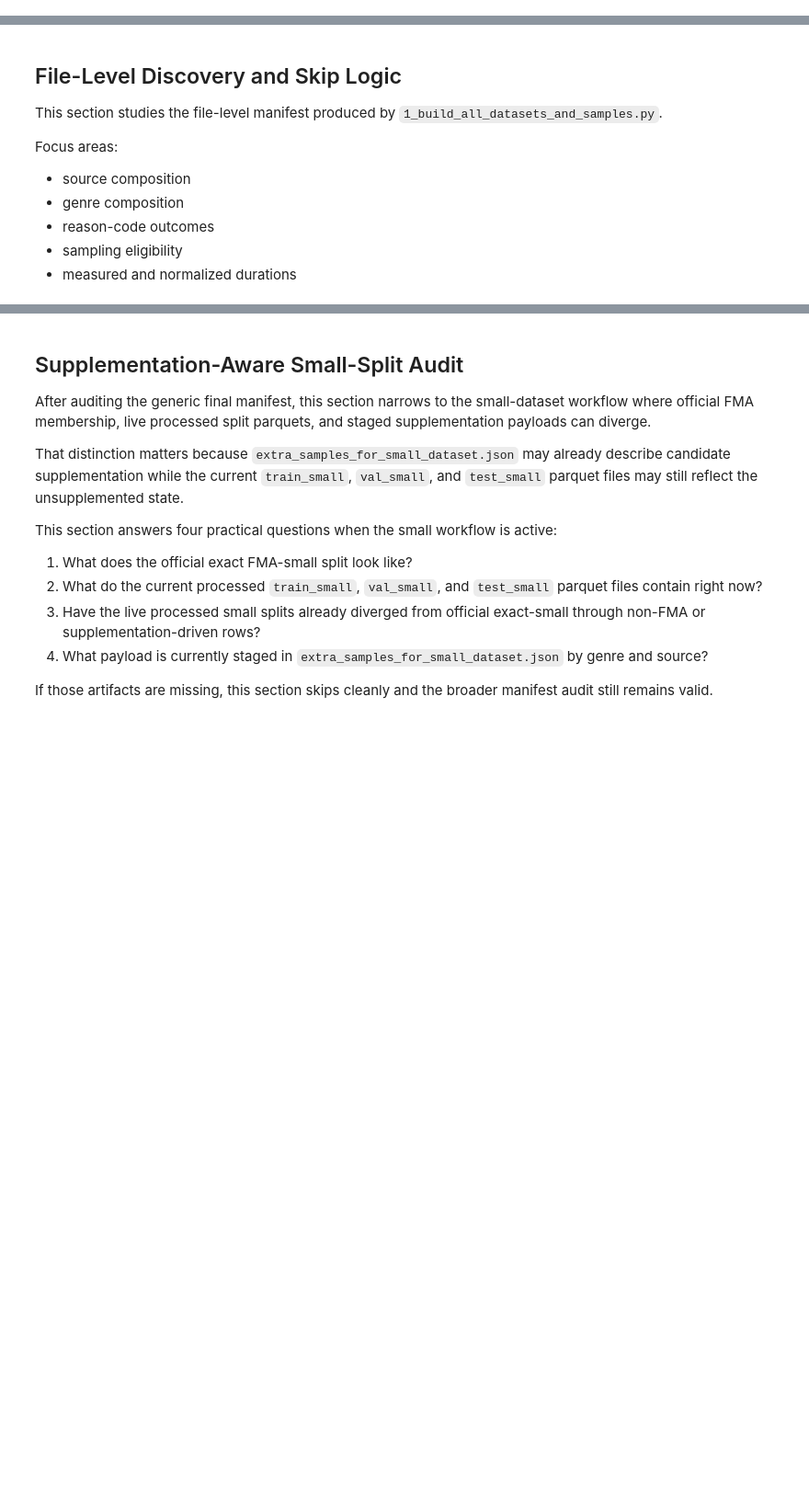
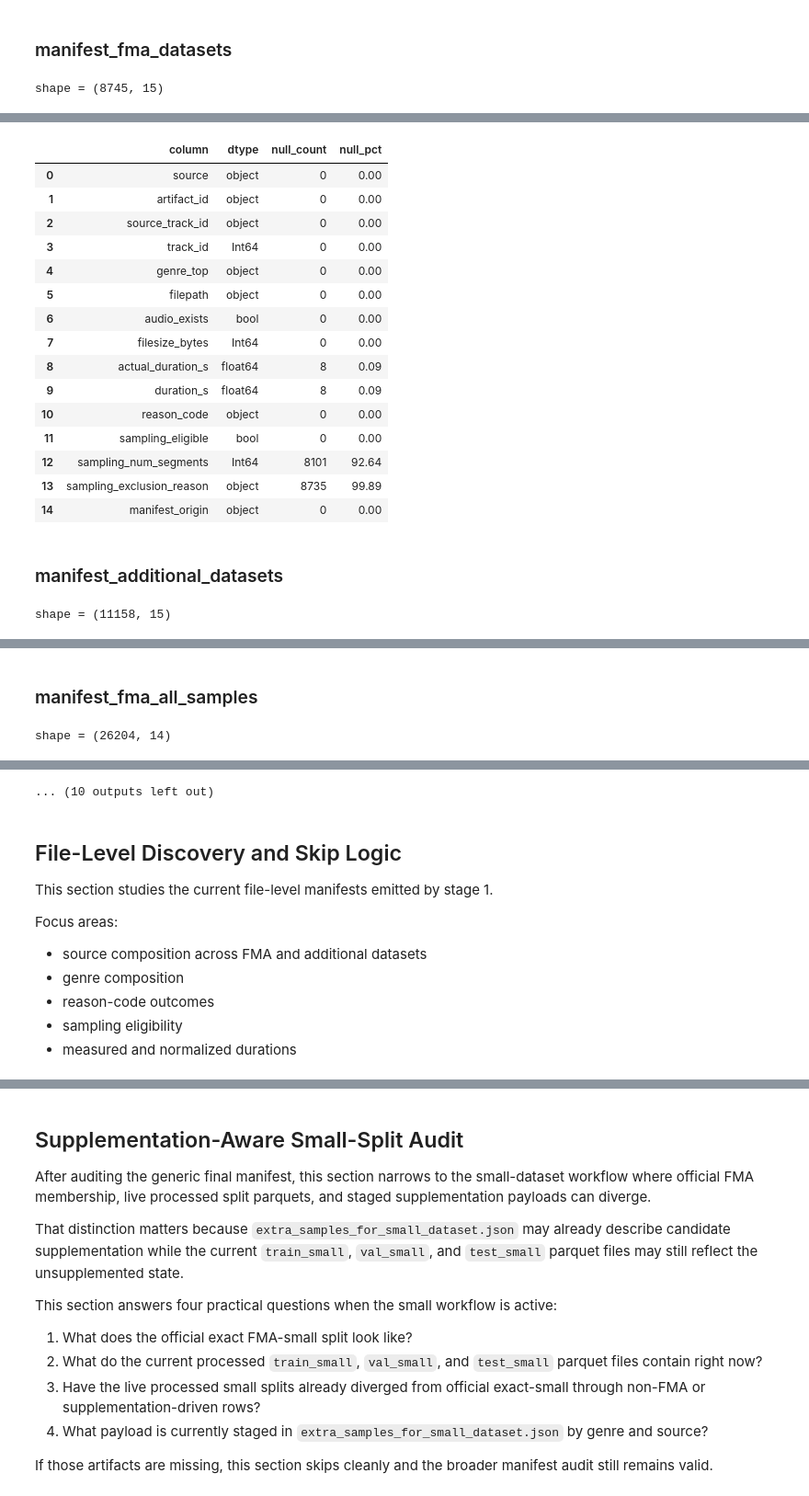
Before and after one commit to howienguyen/machine-learning-1, a Jupyter notebook: MelCNN-MGR/model_training/2_MelCNN_MGR_Manifest_LogMel_EDA.ipynb, the cells around one changed output, grey strips where cells are left out. Shown at 92% size. Drawn from its saved outputs; the diff is of its cells as text; code cells hidden in the pictures; blank space fills up the shorter version.

```diff
--- a/MelCNN-MGR/model_training/2_MelCNN_MGR_Manifest_LogMel_EDA.ipynb
+++ b/MelCNN-MGR/model_training/2_MelCNN_MGR_Manifest_LogMel_EDA.ipynb
@@ -232,40 +417,40 @@ The main expectations are:
 # %%
-display_frame_overview('manifest_all_datasets', all_datasets_df)
-display_frame_overview('manifest_all_samples', all_samples_df)
+if fma_datasets_df is not None:
+    display_frame_overview('manifest_fma_datasets', fma_datasets_df)
+if additional_datasets_df is not None:
+    display_frame_overview('manifest_additional_datasets', additional_datasets_df)
+if fma_all_samples_df is not None:
+    display_frame_overview('manifest_fma_all_samples', fma_all_samples_df)
+if additional_all_samples_df is not None:
+    display_frame_overview('manifest_additional_all_samples', additional_all_samples_df)
 display_frame_overview('manifest_final_samples', final_samples_df)
 
-expected_all_datasets_columns = [
+expected_dataset_columns = [
     'source', 'artifact_id', 'source_track_id', 'track_id', 'genre_top', 'filepath',
     'audio_exists', 'filesize_bytes', 'actual_duration_s', 'duration_s', 'reason_code',
     'sampling_eligible', 'sampling_num_segments', 'sampling_exclusion_reason', 'manifest_origin',
 ]
-expected_all_samples_columns = [
-    'sample_id', 'source', 'genre_top', 'filepath', 'track_id', 'sample_length_sec',
+expected_source_sample_columns = [
+    'sample_id', 'artifact_id', 'source', 'genre_top', 'filepath', 'track_id', 'sample_length_sec',
     'segment_index', 'segment_start_sec', 'segment_end_sec', 'total_segments_from_audio',
     'duration_s', 'actual_duration_s', 'reason_code',
 ]
-expected_final_samples_columns = expected_all_samples_columns + ['final_split']
+expected_final_sample_columns = [
+    'sample_id', 'source', 'genre_top', 'filepath', 'track_id', 'sample_length_sec',
+    'segment_index', 'segment_start_sec', 'segment_end_sec', 'total_segments_from_audio',
+    'duration_s', 'actual_duration_s', 'reason_code', 'final_split',
+]
 
 schema_checks = pd.DataFrame([
-    {
-        'artifact': 'manifest_all_datasets',
-        'expected_columns_match': list(all_datasets_df.columns) == expected_all_datasets_columns,
-        'missing_columns': sorted(set(expected_all_datasets_columns) - set(all_datasets_df.columns)),
-        'extra_columns': sorted(set(all_datasets_df.columns) - set(expected_all_datasets_columns)),
-    },
-    {
-        'artifact': 'manifest_all_samples',
-        'expected_columns_match': list(all_samples_df.columns) == expected_all_samples_columns,
-        'missing_columns': sorted(set(expected_all_samples_columns) - set(all_samples_df.columns)),
-        'extra_columns': sorted(set(all_samples_df.columns) - set(expected_all_samples_columns)),
-    },
-    {
-        'artifact': 'manifest_final_samples',
-        'expected_columns_match': list(final_samples_df.columns) == expected_final_samples_columns,
-        'missing_columns': sorted(set(expected_final_samples_columns) - set(final_samples_df.columns)),
-        'extra_columns': sorted(set(final_samples_df.columns) - set(expected_final_samples_columns)),
-    },
+    build_schema_check('manifest_fma_datasets', fma_datasets_df, expected_dataset_columns),
+    build_schema_check('manifest_additional_datasets', additional_datasets_df, expected_dataset_columns),
+    build_schema_check('manifest_fma_all_samples', fma_all_samples_df, expected_source_sample_columns),
+    build_schema_check('manifest_additional_all_samples', additional_all_samples_df, expected_source_sample_columns),
+    build_schema_check('manifest_final_samples', final_samples_df, expected_final_sample_columns),
 ])
 
 display(Markdown('## Schema Contract Checks'))
 display(schema_checks)
+# %% [output]
+### manifest_fma_datasets
+shape = (8745, 15)
@@ -271,0 +463,18 @@ display(schema_checks)
+|  | column | dtype | null_count | null_pct |
+| 0 | source | object | 0 | 0.00 |
+| 1 | artifact_id | object | 0 | 0.00 |
+| 2 | source_track_id | object | 0 | 0.00 |
+| 3 | track_id | Int64 | 0 | 0.00 |
+| 4 | genre_top | object | 0 | 0.00 |
+| 5 | filepath | object | 0 | 0.00 |
+| 6 | audio_exists | bool | 0 | 0.00 |
+| 7 | filesize_bytes | Int64 | 0 | 0.00 |
+| 8 | actual_duration_s | float64 | 8 | 0.09 |
+| 9 | duration_s | float64 | 8 | 0.09 |
+| 10 | reason_code | object | 0 | 0.00 |
+| 11 | sampling_eligible | bool | 0 | 0.00 |
+| 12 | sampling_num_segments | Int64 | 8101 | 92.64 |
+| 13 | sampling_exclusion_reason | object | 8735 | 99.89 |
+| 14 | manifest_origin | object | 0 | 0.00 |
+### manifest_additional_datasets
+shape = (11158, 15)
@@ -271,0 +503,2 @@ display(schema_checks)
+### manifest_fma_all_samples
+shape = (26204, 14)
@@ -272,11 +526,12 @@ display(schema_checks)
+... (10 outputs left out)
 # %% [markdown]
 ## File-Level Discovery and Skip Logic
 
-This section studies the file-level manifest produced by `1_build_all_datasets_and_samples.py`.
+This section studies the current file-level manifests emitted by stage 1.
 
 Focus areas:
 
-- source composition
+- source composition across FMA and additional datasets
 - genre composition
 - reason-code outcomes
 - sampling eligibility
```
Also changed, not shown: parts of 14 cells of this notebook, 35 other files.
